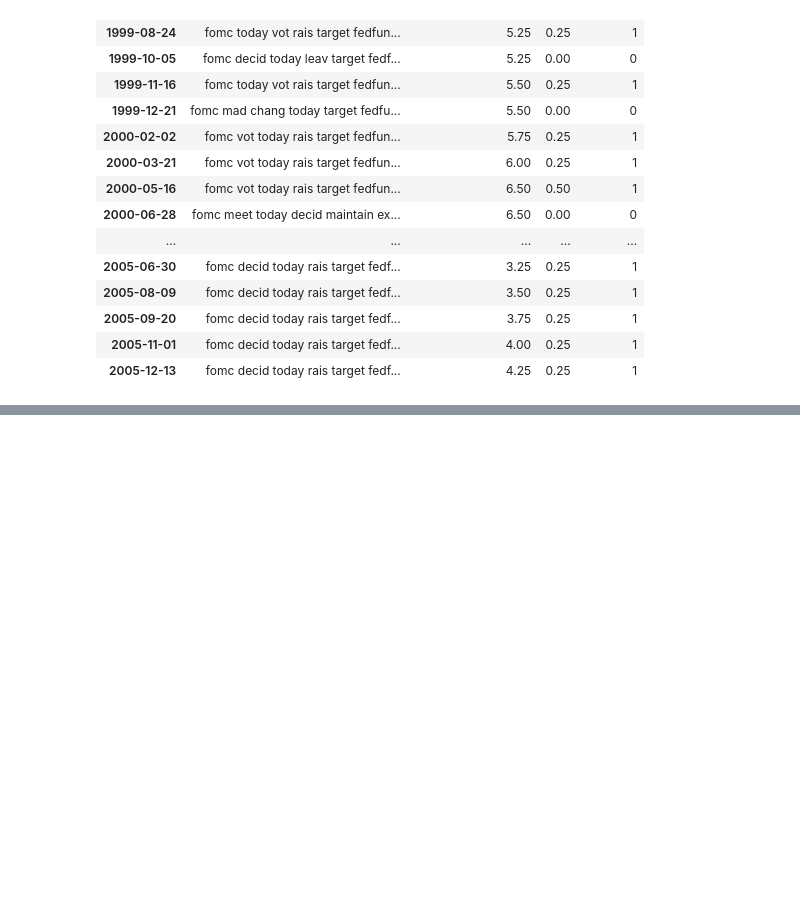
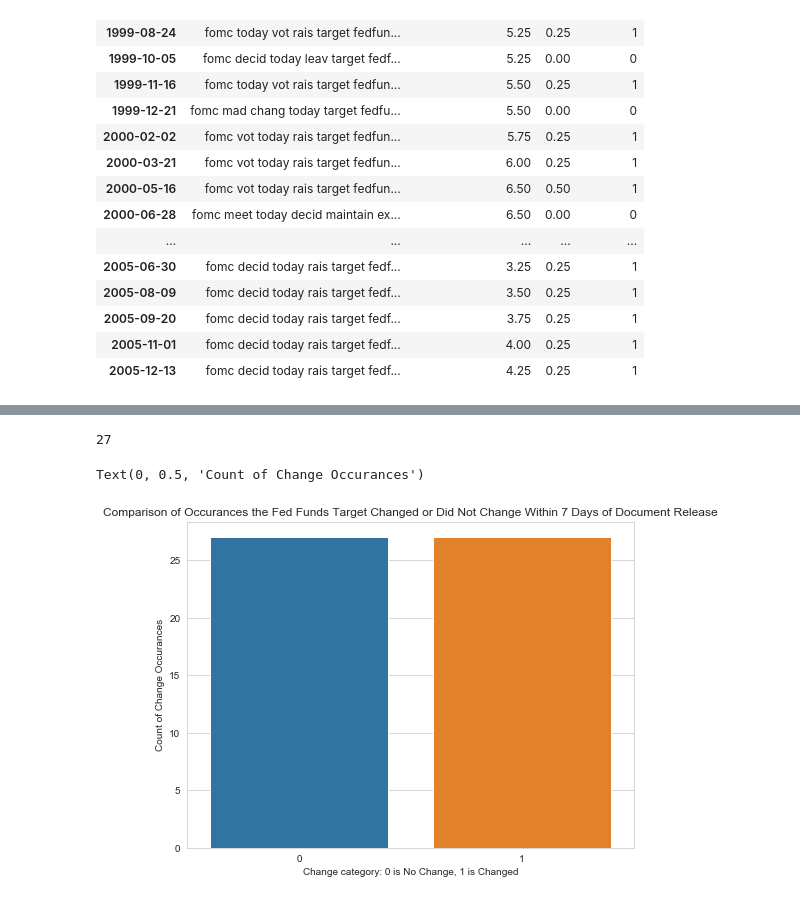
Before and after one commit to michellebonat/Fed_Funds_ML, a Jupyter notebook: Data.ipynb, the cells around one changed output, grey strips where cells are left out. Cells and saved outputs as stored; diff of their text form; code cells hidden in the pictures; blank space fills up the shorter version.

```diff
--- a/Data.ipynb
+++ b/Data.ipynb
@@ -263,0 +327,15 @@ wordcloud.to_file("images/all_doc_cloud.png")
+# %%
+# How many times did rates change during this period?
+Total = change_df['Changed'].sum()
+print(Total)
+# %% [output]
+27
+# %%
+# On what dates did rates change (visual depiction)?
+sns.countplot(change_df['Changed']);
+plt.title("Comparison of Occurances the Fed Funds Target Changed or Did Not Change Within 7 Days of Document Release")
+plt.xlabel("Change category: 0 is No Change, 1 is Changed")
+plt.ylabel("Count of Change Occurances")
+# %% [output]
+Text(0, 0.5, 'Count of Change Occurances')
+[figure, added]
```
Also changed, not shown: parts of 11 cells of this notebook, 1 other file.
